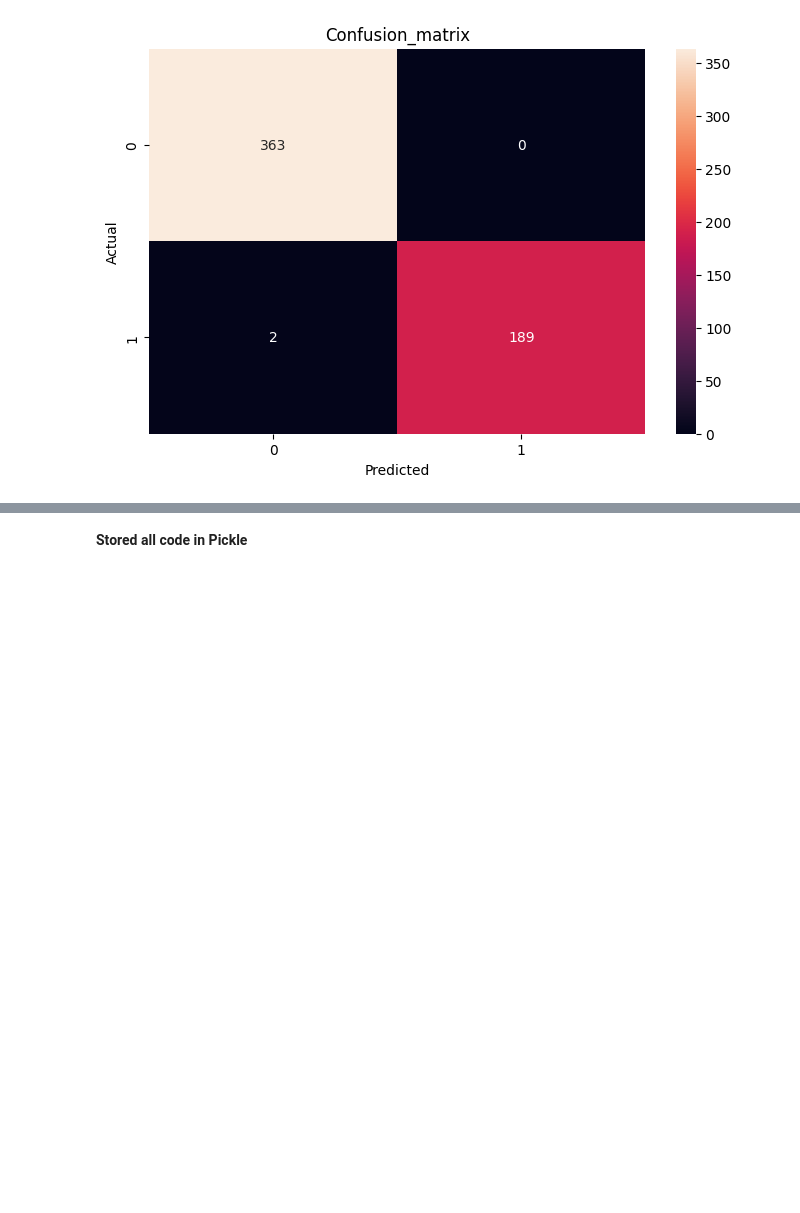
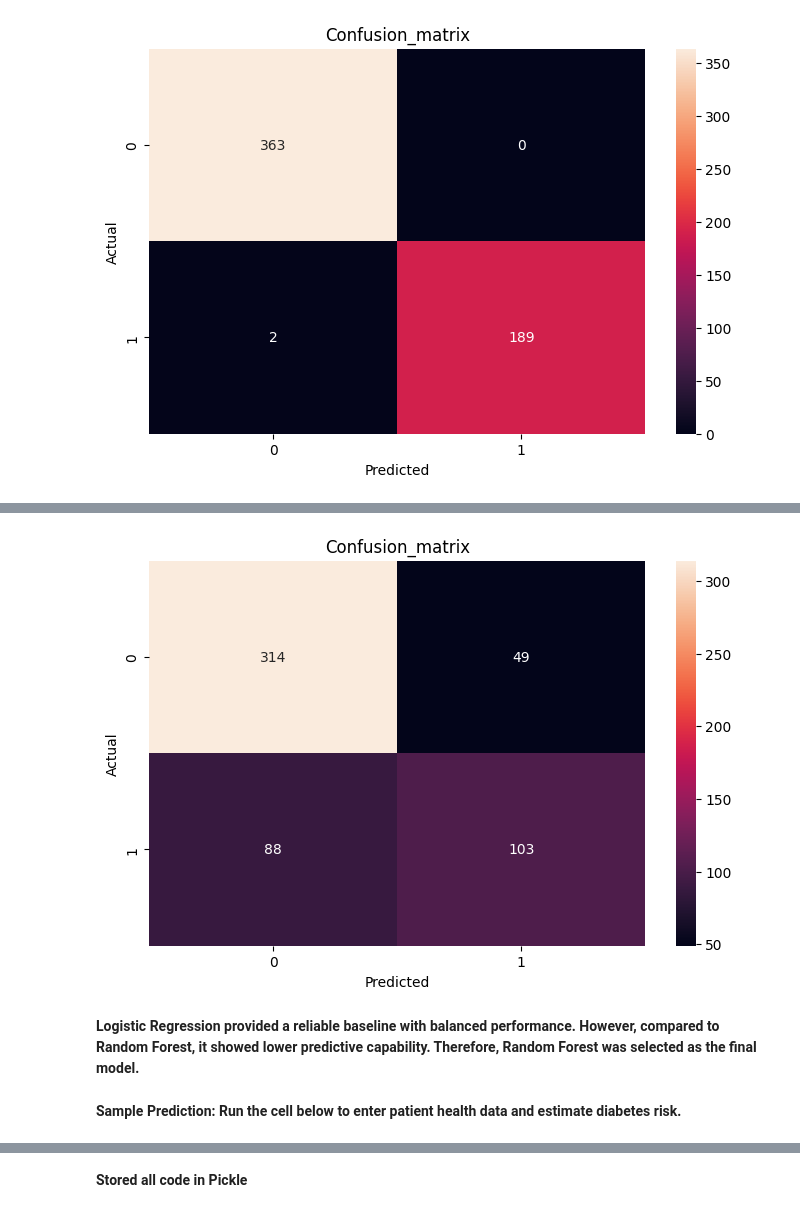
Before and after one commit to Apurwa127/Diabetes-risk-Assessment-for-Hack-Trek, a Jupyter notebook: Hackathon.ipynb, the cells around one changed output, grey strips where cells are left out. Cells and saved outputs as stored; diff of their text form; code cells hidden in the pictures; blank space fills up the shorter version.

```diff
--- a/Hackathon.ipynb
+++ b/Hackathon.ipynb
@@ -354,0 +387,13 @@ plt.show()
+# %%
+as_lr = accuracy_score(y_test, y_pred_lr)
+print("Accuracy Score: ", as_lr)
+
+cm_lr = confusion_matrix(y_test, y_pred_lr)
+print("Confusion Matrix")
+print(cm_lr)
+
+cr_lr = classification_report(y_test, y_pred_lr)
+print("classification_report")
+print(cr_lr)
+y_proba = model_lr.predict_proba(x_test)[:, 1]
+print("ROC-AUC:", roc_auc_score(y_test, y_proba))
@@ -355,3 +416,16 @@ plt.show()
+# %%
+plt.figure(figsize = (8,5))
+sns.heatmap(cm_lr, annot = True, fmt = 'd')
+plt.xlabel("Predicted")
+plt.ylabel("Actual")
+plt.title("Confusion_matrix")
+plt.show()
+# %% [output]
+[figure, added]
+# %% [markdown]
+**Logistic Regression provided a reliable baseline with balanced performance. However, compared to Random Forest, it showed lower predictive capability. Therefore, Random Forest was selected as the final model.**
+# %% [markdown]
+**Sample Prediction: Run the cell below to enter patient health data and estimate diabetes risk.**
 # %%
 print("Please enter patient's health data below: ")
 print("==============================================")
```
Also changed, not shown: parts of 13 cells of this notebook.
